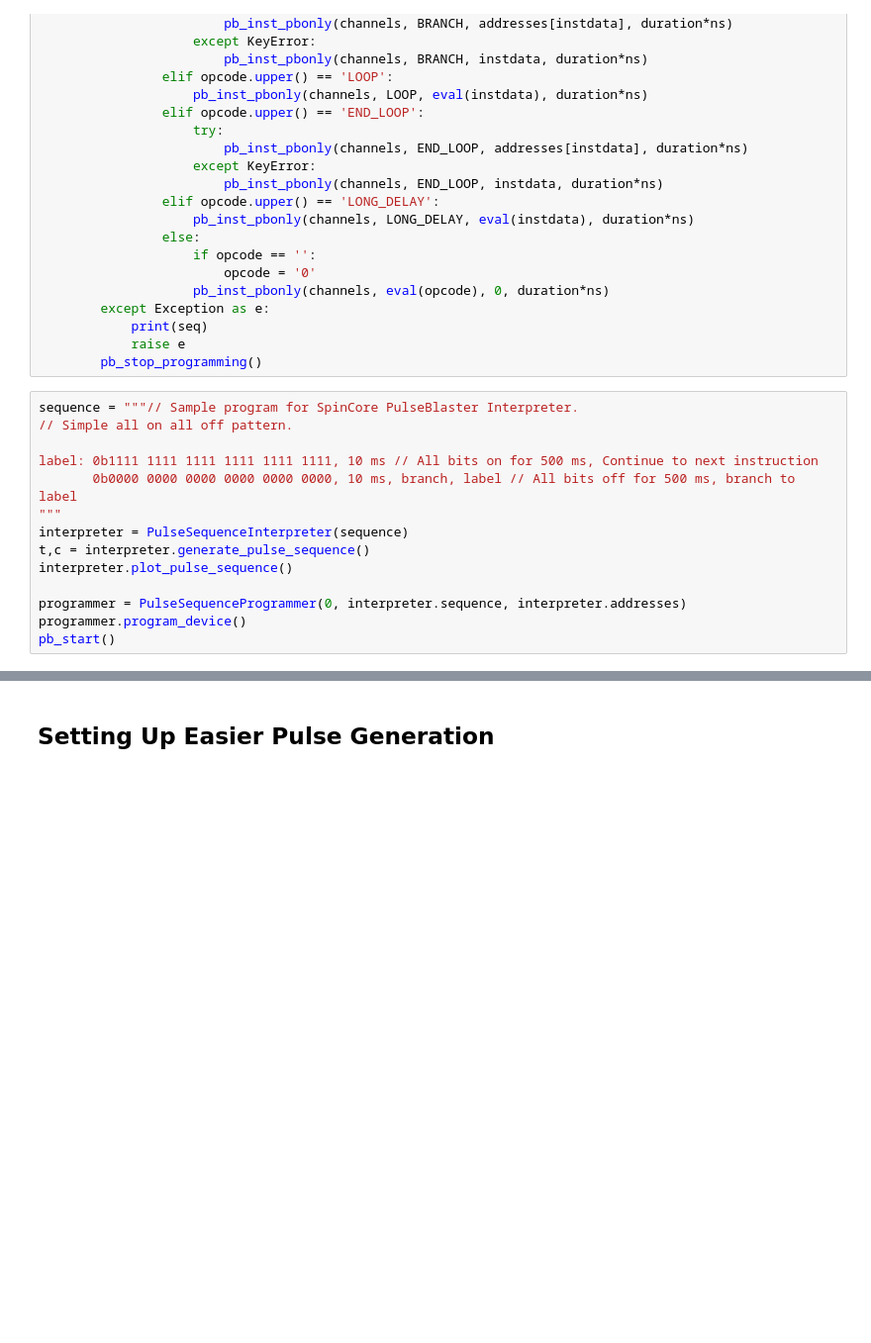
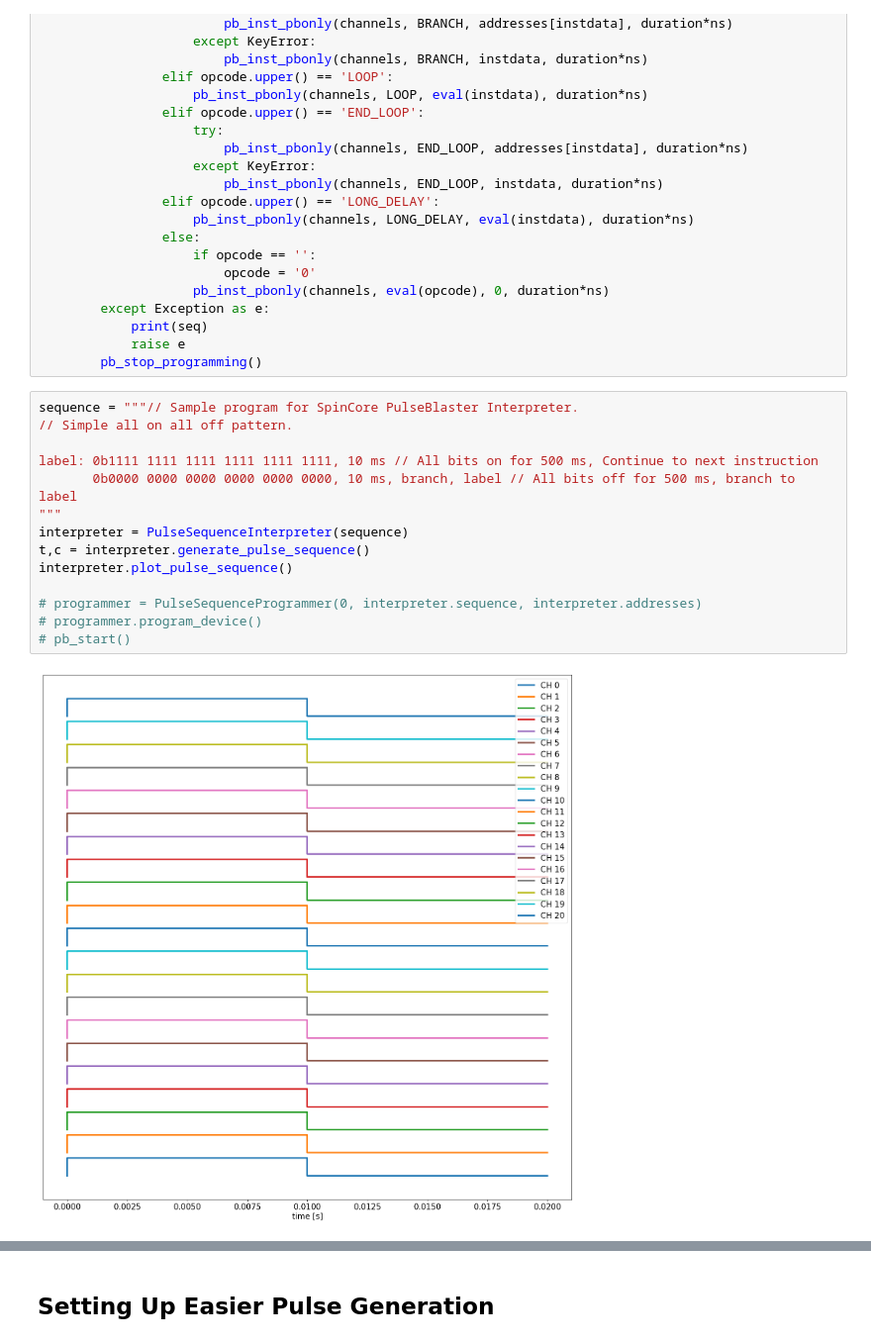
Before and after one commit to ograsdijk/CeNTREX-notebooks, a Jupyter notebook: timing/PulseBlaster/PulseBlaster Python Control Testing.ipynb, the cells around one changed output, grey strips where cells are left out. Shown at 99% size. Drawn from its saved outputs; the diff is of its cells as text; blank space fills up the shorter version.

```diff
--- a/timing/PulseBlaster/PulseBlaster Python Control Testing.ipynb
+++ b/timing/PulseBlaster/PulseBlaster Python Control Testing.ipynb
@@ -275,17 +275,19 @@ class PulseSequenceProgrammer:
 # %%
 sequence = """// Sample program for SpinCore PulseBlaster Interpreter.
 // Simple all on all off pattern.
 
 label: 0b1111 1111 1111 1111 1111 1111, 10 ms // All bits on for 500 ms, Continue to next instruction
        0b0000 0000 0000 0000 0000 0000, 10 ms, branch, label // All bits off for 500 ms, branch to label
 """
 interpreter = PulseSequenceInterpreter(sequence)
 t,c = interpreter.generate_pulse_sequence()
 interpreter.plot_pulse_sequence()
 
-programmer = PulseSequenceProgrammer(0, interpreter.sequence, interpreter.addresses)
-programmer.program_device()
-pb_start()
+# programmer = PulseSequenceProgrammer(0, interpreter.sequence, interpreter.addresses)
+# programmer.program_device()
+# pb_start()
+# %% [output]
+[figure, added]
 # %%
 sequence = """// Sample program for SpinCore PulseBlaster Interpreter.
 // SOS using sub routines.
```
Also changed, not shown: parts of 4 cells of this notebook, 2 other files.
